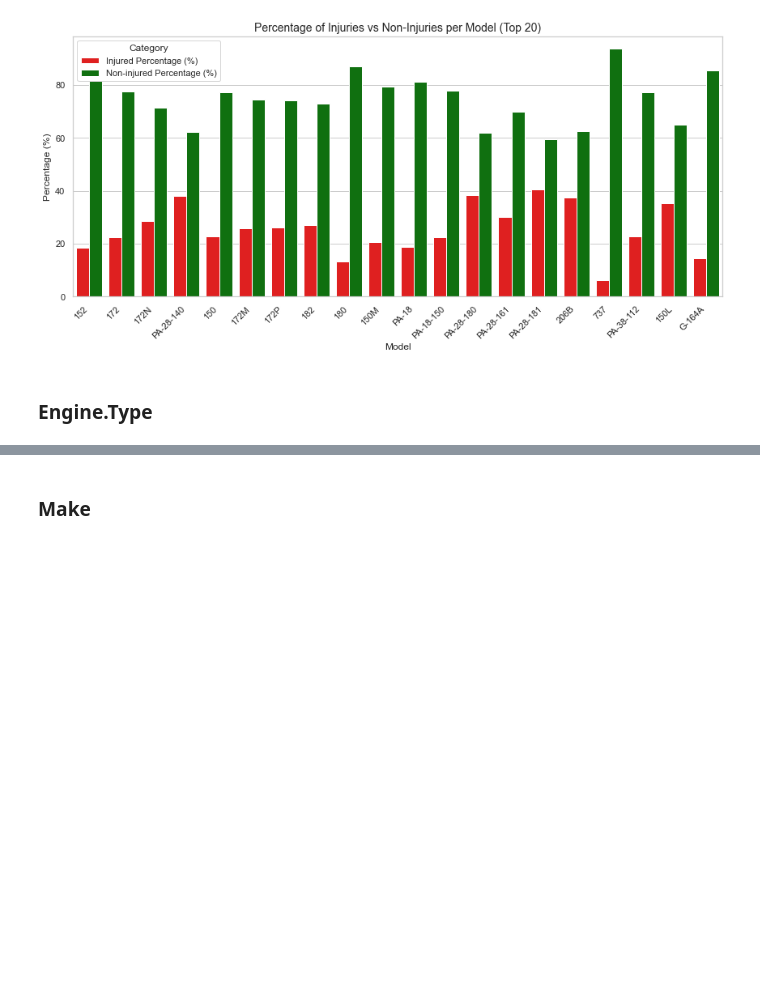
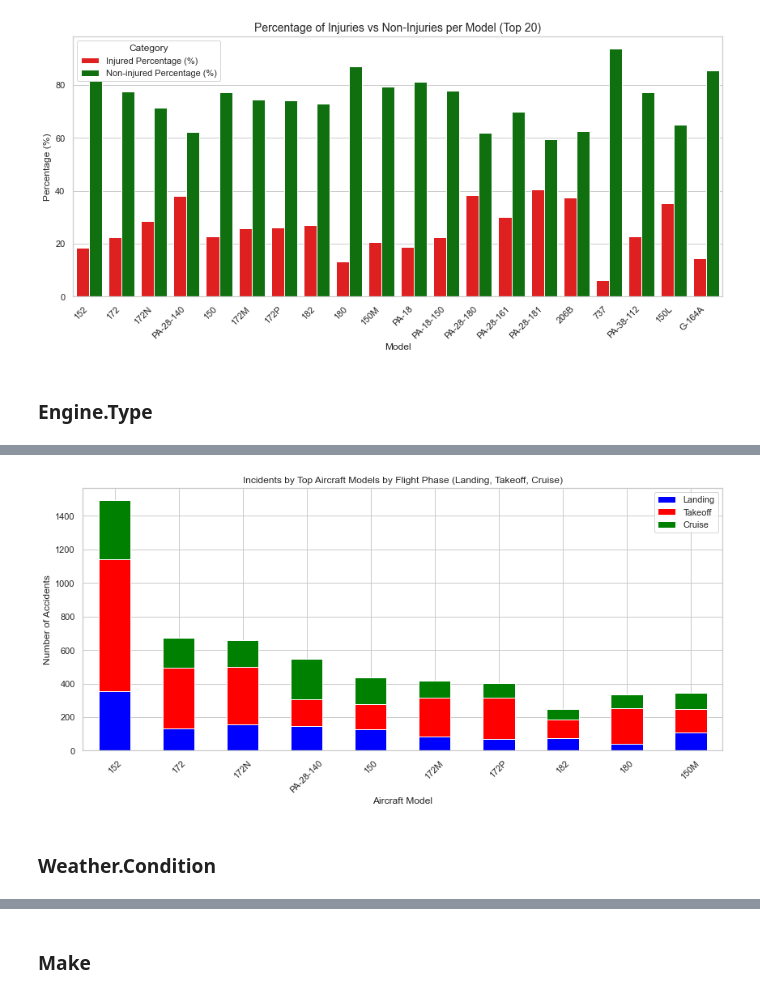
Before and after one commit to jakeg2320/Phase_1_Project, a Jupyter notebook: Additional_Phase_1_Project_Notebook.ipynb, the cells around one changed output, grey strips where cells are left out. Saved outputs shown, nothing was run; the diff lists cells and outputs as text; code cells hidden in the pictures; blank space fills up the shorter version.

```diff
--- a/Additional_Phase_1_Project_Notebook.ipynb
+++ b/Additional_Phase_1_Project_Notebook.ipynb
@@ -259,0 +284,25 @@ sorted_Aircraft_summary.head(20)
+# %%
+# Filter dataset for critical phases (Landing, Takeoff)
+most_phases = ['Landing', 'Takeoff', 'Cruise']
+phase_filtered = Aviation_df[Aviation_df['Broad.phase.of.flight'].isin(most_phases)]
+
+# Count accidents by model and flight phase
+phase_model_counts = phase_filtered.groupby(['Model', 'Broad.phase.of.flight']).size().unstack().fillna(0)
+
+# Select top models for analysis
+top_10_models = top_20_models.head(10).index
+phase_model_counts = phase_model_counts.loc[top_10_models]
+
+# Plot accidents by model and phase
+phase_model_counts.plot(kind='bar', stacked=True, figsize=(12, 6), color=['Blue', 'Red', 'Green'])
+plt.title("Incidents by Top Aircraft Models by Flight Phase (Landing, Takeoff, Cruise)")
+plt.xlabel("Aircraft Model")
+plt.ylabel("Number of Accidents")
+plt.xticks(rotation=45)
+plt.legend(["Landing", "Takeoff", 'Cruise'], loc="upper right")
+plt.tight_layout()
+plt.show()
+# %% [output]
+[figure, added]
+# %% [markdown]
+### Weather.Condition
```
Also changed, not shown: parts of 26 cells of this notebook.
